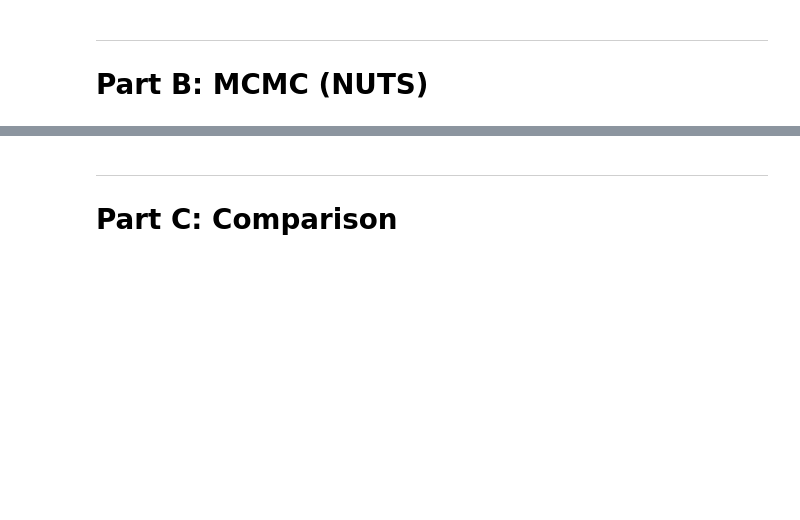
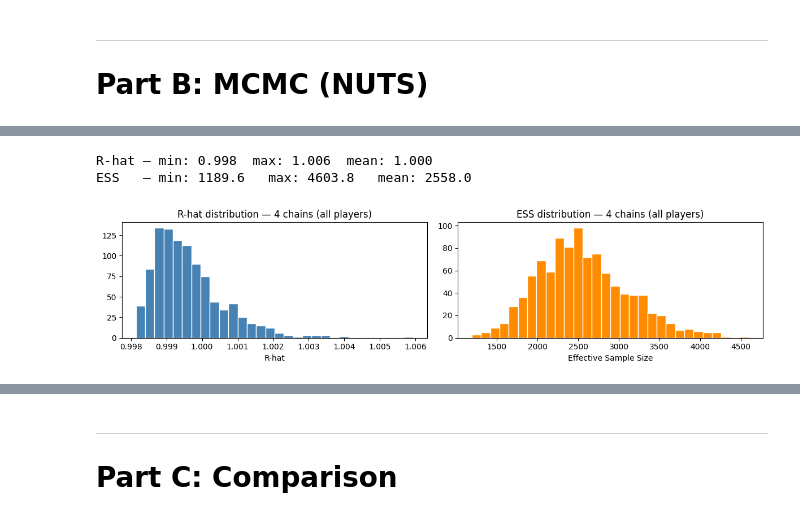
Before and after one commit to dustinp11/Starcraft-Skill-Estimation, a Jupyter notebook: main.ipynb, the cells around one changed output, grey strips where cells are left out. Cells and saved outputs as stored; diff of their text form; code cells hidden in the pictures; blank space fills up the shorter version.

```diff
--- a/main.ipynb
+++ b/main.ipynb
@@ -282,0 +281,38 @@ MCMC mean posterior std: 0.7775
+# %%
+nuts_4chain = NUTS(np_model, adapt_step_size=True)
+
+mcmc_4chain = MCMC(
+    nuts_4chain,
+    num_warmup=200,
+    num_samples=500,
+    num_chains=4,
+    progress_bar=True,
+)
+# %%
+mcmc_time_4chain = time.time()
+
+mcmc_4chain.run(
+    jax.random.PRNGKey(seed),
+    a_jnp, b_jnp, wins_jnp, plays_jnp, nplayers,
+)
+
+mcmc_time_4chain = time.time() - mcmc_time_4chain
+print(f"Four-chain MCMC finished in {mcmc_time_4chain:.1f}s")
+
+mcmc_summary_4 = summary(mcmc_4chain.get_samples(group_by_chain=True))
+s_rhat_4 = np.array(mcmc_summary_4["s"]["r_hat"])
+s_neff_4  = np.array(mcmc_summary_4["s"]["n_eff"])
+
+print(f"R-hat — min: {s_rhat_4.min():.3f}  max: {s_rhat_4.max():.3f}  mean: {s_rhat_4.mean():.3f}")
+print(f"ESS   — min: {s_neff_4.min():.1f}   max: {s_neff_4.max():.1f}   mean: {s_neff_4.mean():.1f}")
+
+fig, (ax1, ax2) = plt.subplots(1, 2, figsize=(12, 3))
+ax1.hist(s_rhat_4, bins=30, color='steelblue', edgecolor='white')
+ax1.set_xlabel('R-hat'); ax1.set_title('R-hat distribution — 4 chains (all players)')
+
+ax2.hist(s_neff_4, bins=30, color='darkorange', edgecolor='white')
+ax2.set_xlabel('Effective Sample Size')
+ax2.set_title('ESS distribution — 4 chains (all players)')
+plt.tight_layout()
+plt.show()
+# %% [output]
@@ -282,0 +320,3 @@ MCMC mean posterior std: 0.7775
+R-hat — min: 0.998  max: 1.006  mean: 1.000
+ESS   — min: 1189.6   max: 4603.8   mean: 2558.0
+[figure, added]
```
Also changed, not shown: parts of 21 cells of this notebook.
